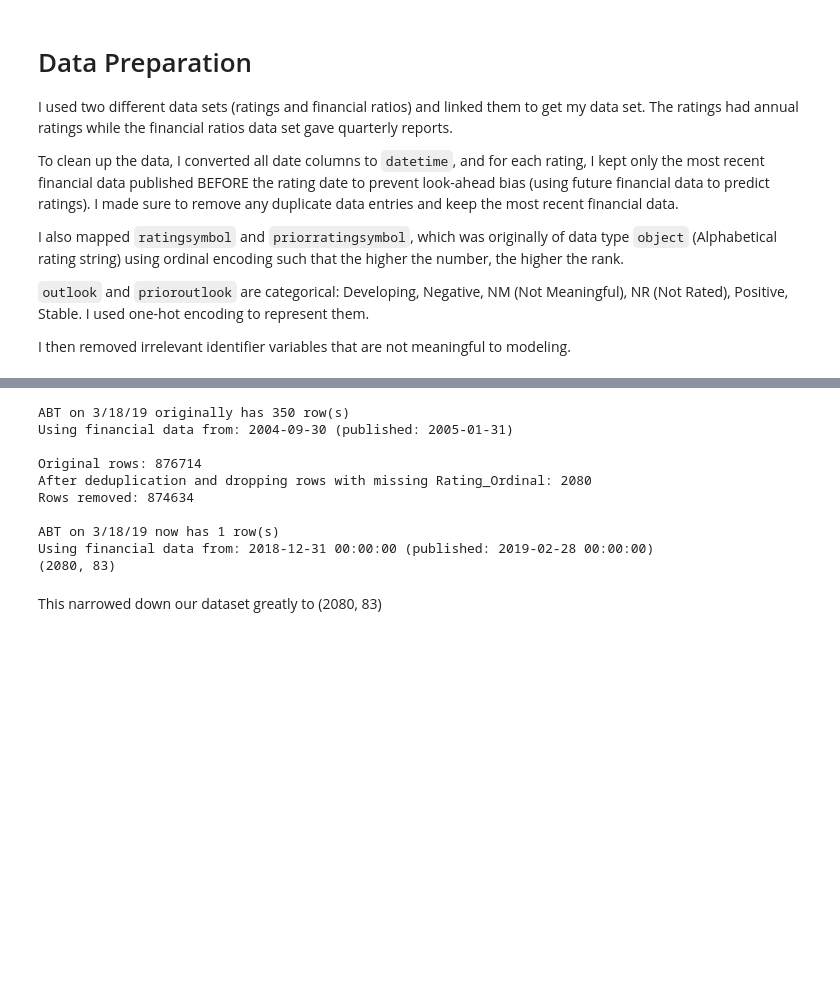
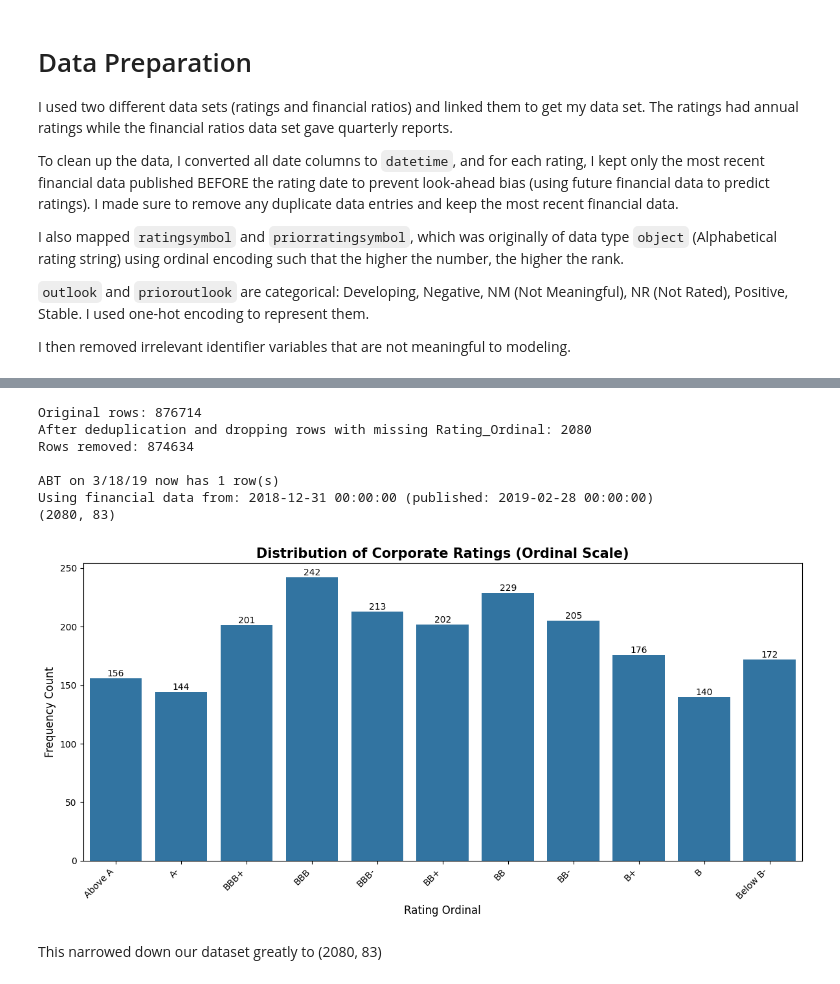
Before and after one commit to hannahchoi05/predicting-corporate-credit-ratings-using-ml-models, a Jupyter notebook: PrepareData.ipynb, the cells around one changed output, grey strips where cells are left out. Drawn from its saved outputs; the diff is of its cells as text; code cells hidden in the pictures; blank space fills up the shorter version.

```diff
--- a/PrepareData.ipynb
+++ b/PrepareData.ipynb
@@ -70,25 +122,4 @@ I then removed irrelevant identifier variables that are not meaningful to modeli
 # %%
-sample = df[(df['entity_id'] == 100009) & (df['ratingdate'] == '2019-03-18')]
-print(f"\nABT on 3/18/19 originally has {len(sample)} row(s)")
-if len(sample) > 0:
-    print(f"Using financial data from: {sample['qdate'].iloc[0]} (published: {sample['public_date'].iloc[0]})\n")
-
-df['ratingdate'] = pd.to_datetime(df['ratingdate'])
-df['qdate'] = pd.to_datetime(df['qdate'])  # Quarterly report date
-df['public_date'] = pd.to_datetime(df['public_date'])  # Publication date
-
-df_clean = df[df['public_date'] <= df['ratingdate']]
-
-df_clean = df_clean.sort_values(['entity_id', 'ratingdate', 'public_date'], ascending=[True, True, False])
-df_clean = df_clean.drop_duplicates(subset=['entity_id', 'ratingdate'], keep='first')
-
-df_clean['divyield'] = (
-    df_clean['divyield']
-    .astype(str)
-    .str.replace('%', '', regex=False)
-    .astype(float)
-)
-
 rating_map = {
     'AAA': 11, 'AA+': 11, 'AA': 11, 'AA-': 11, 'A+': 11,
     'A': 11, 'A-': 10, 'BBB+': 9, 'BBB': 8, 'BBB-': 7,
@@ -113,9 +144,6 @@ if len(sample_clean) > 0:
 
 print(df_clean.shape)
 # %% [output]
-ABT on 3/18/19 originally has 350 row(s)
-Using financial data from: 2004-09-30 (published: 2005-01-31)
-
 Original rows: 876714
 After deduplication and dropping rows with missing Rating_Ordinal: 2080
 Rows removed: 874634
@@ -123,6 +151,38 @@ Rows removed: 874634
 ABT on 3/18/19 now has 1 row(s)
 Using financial data from: 2018-12-31 00:00:00 (published: 2019-02-28 00:00:00)
 (2080, 83)
+# %%
+# Get value counts for Rating_Ordinal
+rating_counts = df_clean['Rating_Ordinal'].value_counts()
+
+# Use numeric ordinal values from 1 to 11 (matching the rating_map in cell 6)
+rating_order = [11, 10, 9, 8, 7, 6, 5, 4, 3, 2, 1]
+
+# Create labels for better visualization
+rating_labels = ['Above A', 'A-', 'BBB+', 'BBB', 'BBB-',
+                 'BB+', 'BB', 'BB-', 'B+', 'B', 'Below B-']
+
+# Reindex to ensure all ratings appear in order (even if count is 0)
+rating_counts = rating_counts.reindex(rating_order, fill_value=0)
+
+# Create the plot
+plt.figure(figsize=(12, 6))
+ax = sns.barplot(x=rating_labels, y=rating_counts.values)
+
+plt.title('Distribution of Corporate Ratings (Ordinal Scale)', fontsize=15, weight='bold')
+plt.xlabel('Rating Ordinal', fontsize=12)
+plt.ylabel('Frequency Count', fontsize=12)
+
+# Add count labels on top of bars
+for i, v in enumerate(rating_counts.values):
+    if v > 0:
+        ax.text(i, v, str(v), ha='center', va='bottom')
+
+plt.xticks(rotation=45, ha='right')
+plt.tight_layout()
+plt.show()
+# %% [output]
+[figure, added]
 # %% [markdown]
 This narrowed down our dataset greatly to (2080, 83)
 # %%
```
Also changed, not shown: parts of 16 cells of this notebook, 10 other files.
